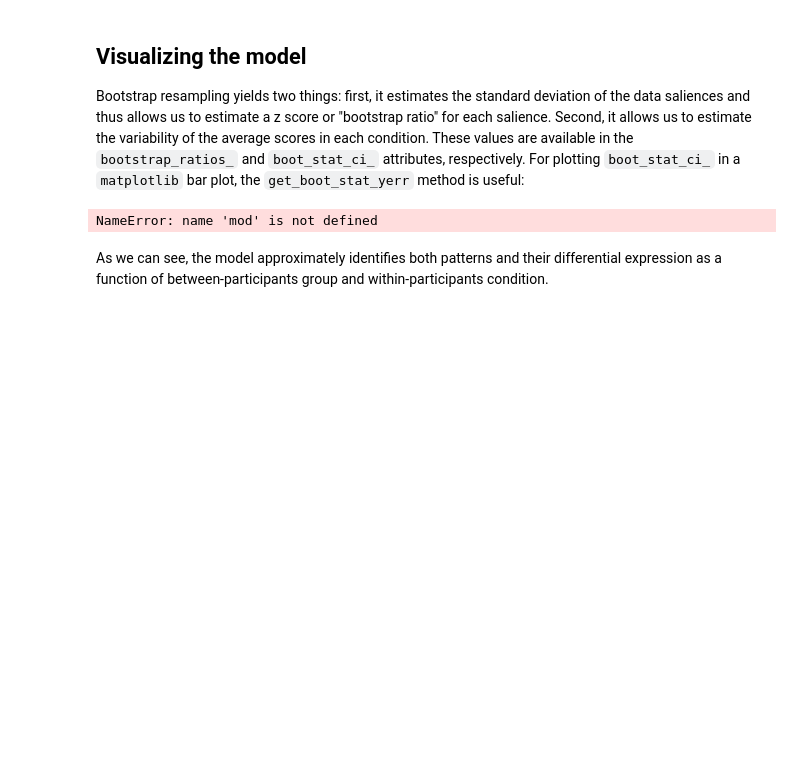
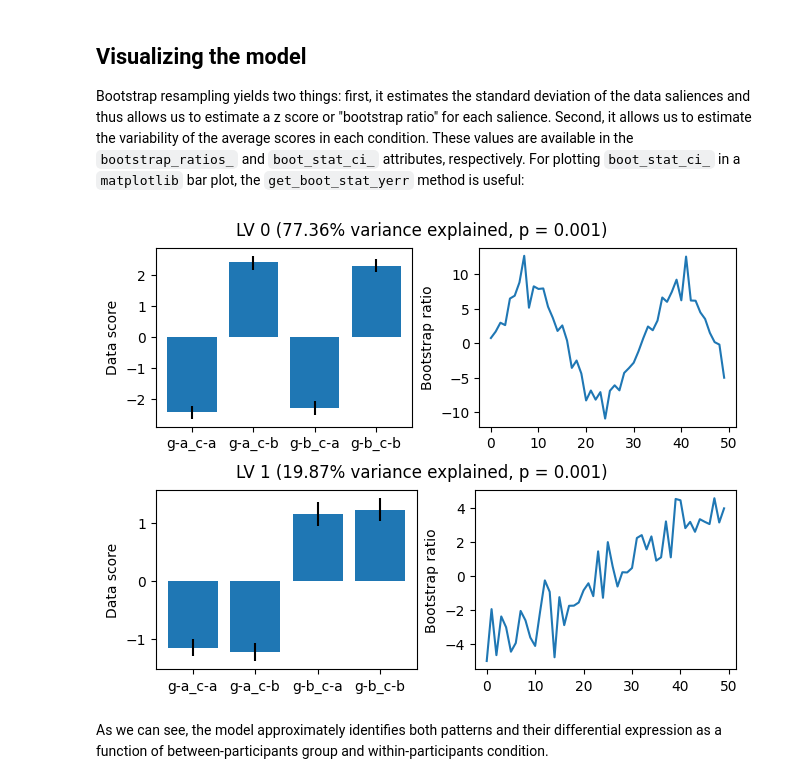
Before and after one commit to kinleyid/pyplsc, a Jupyter notebook: docs/source/notebooks/BDA.ipynb, the cells around one changed output. Saved outputs shown, nothing was run; the diff lists cells and outputs as text; code cells hidden in the pictures; blank space fills up the shorter version.

```diff
--- a/docs/source/notebooks/BDA.ipynb
+++ b/docs/source/notebooks/BDA.ipynb
@@ -49,7 +49,7 @@ mod.fit(data,
         design,
         between='group',
         within='cond',
-        participant='subj')
+        participant='subj', effects='interaction')
 # %% [output]
 <pyplsc.BDA at 0x...>
 # %% [markdown]
@@ -73,26 +73,27 @@ mod.bootstrap(1000)
 
 Bootstrap resampling yields two things: first, it estimates the standard deviation of the data saliences and thus allows us to estimate a z score or "bootstrap ratio" for each salience. Second, it allows us to estimate the variability of the average scores in each condition. These values are available in the `bootstrap_ratios_` and `boot_stat_ci_` attributes, respectively. For plotting `boot_stat_ci_` in a `matplotlib` bar plot, the `get_boot_stat_yerr` method is useful:
 # %%
-labels = mod.get_labels(output='str')
+labels = mod.design_sal_labels_
+labels = labels['between'].astype(str) + '_' + labels['within'].astype(str)
 n_sig = len(sig_lvs)
 
 fig = plt.figure(constrained_layout=True)
 subfigs = fig.subfigures(nrows=n_sig)
 
 for lv_idx in range(n_sig):
     subfig = subfigs[lv_idx]
     subfig.suptitle('LV %s (%.2f%% variance explained, p = %.3f)' % (
         lv_idx,
         100*mod.variance_explained_[lv_idx],
         mod.pvals_[lv_idx]))
     ax = subfig.subplots(ncols=2)
     ax[0].bar(x=labels,
                       height=mod.boot_stat_val_[:, lv_idx],
                       yerr=mod.get_boot_stat_yerr(lv_idx))
     ax[0].set_ylabel('Data score')
-    ax[1].plot(mod.bootstrap_ratios_[:, lv_idx])
+    ax[1].plot(mod.data_sals_z_[:, lv_idx])
     ax[1].set_ylabel('Bootstrap ratio')
 # %% [output]
-NameError: name 'mod' is not defined
+[figure, added]
 # %% [markdown]
 As we can see, the model approximately identifies both patterns and their differential expression as a function of between-participants group and within-participants condition.
```
Also changed, not shown: parts of 1 cell of this notebook.
